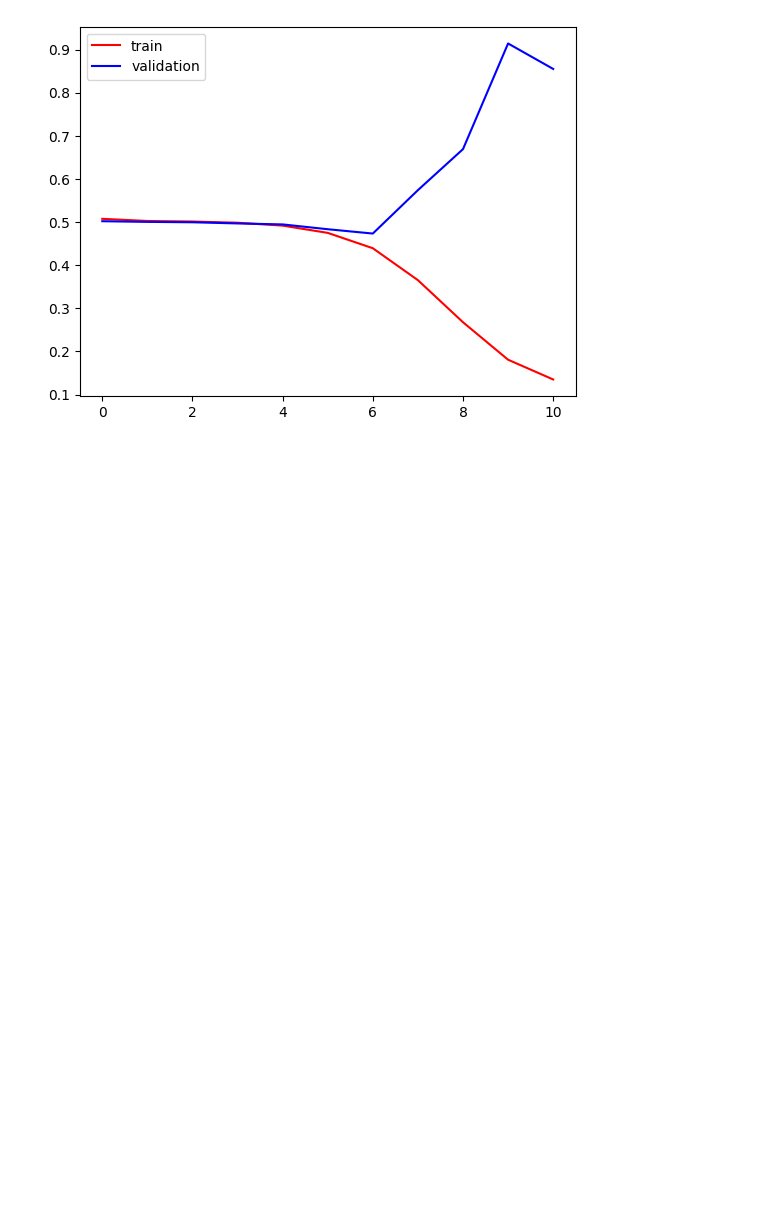
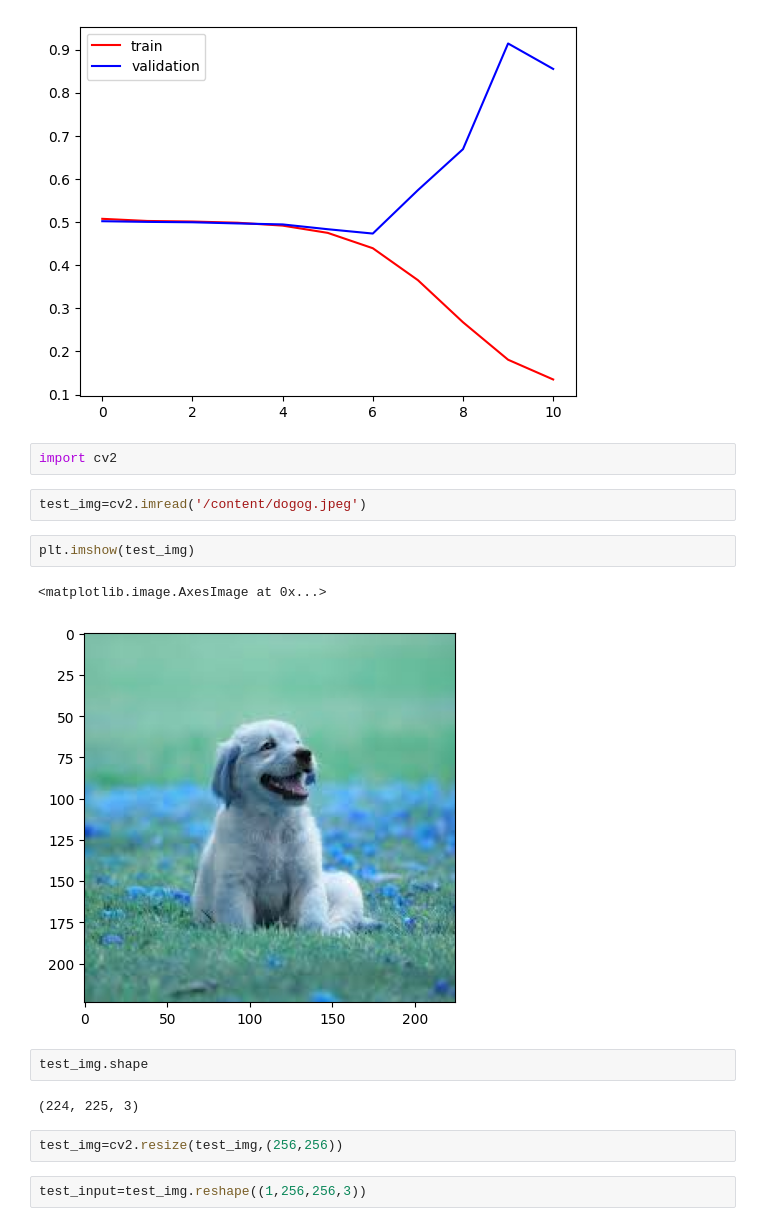
Before and after one commit to Bigyajeet/Cat-Vs-Dog-Image-Classification-Project, a Jupyter notebook: catvdog.ipynb, the cells around one changed output. Cells and saved outputs as stored; diff of their text form; blank space fills up the shorter version.

```diff
--- a/catvdog.ipynb
+++ b/catvdog.ipynb
@@ -169,3 +174,20 @@ plt.legend()
 plt.show()
 # %% [output]
 [figure]
+# %%
+import cv2
+# %%
+test_img=cv2.imread('/content/dogog.jpeg')
+# %%
+plt.imshow(test_img)
+# %% [output]
+<matplotlib.image.AxesImage at 0x...>
+[figure, added]
+# %%
+test_img.shape
+# %% [output]
+(224, 225, 3)
+# %%
+test_img=cv2.resize(test_img,(256,256))
+# %%
+test_input=test_img.reshape((1,256,256,3))
```
Also changed, not shown: parts of 3 cells of this notebook.
